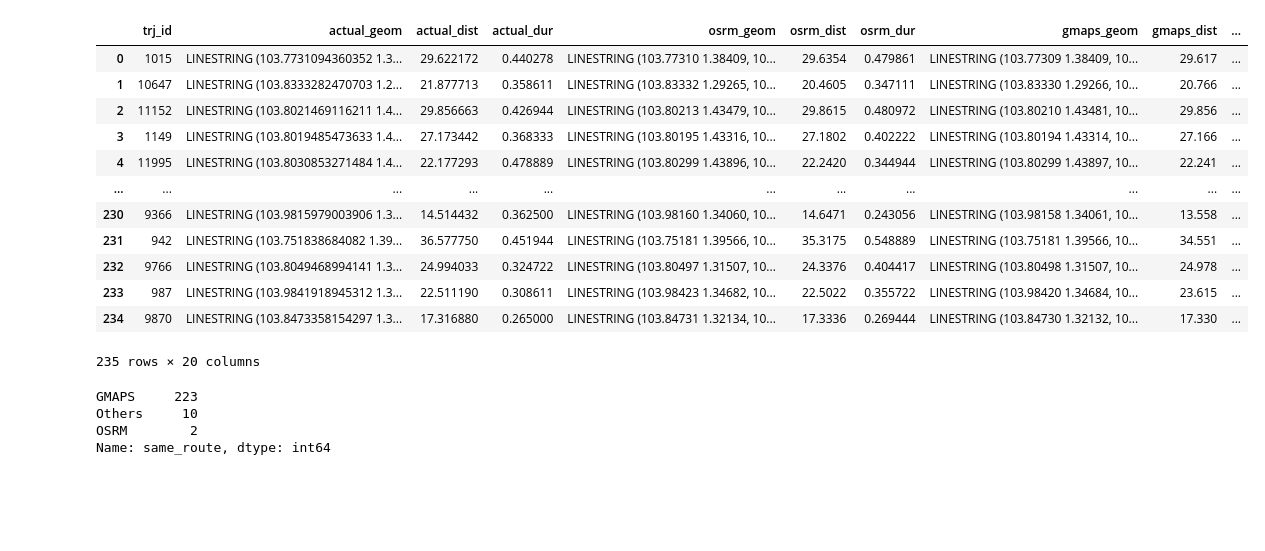
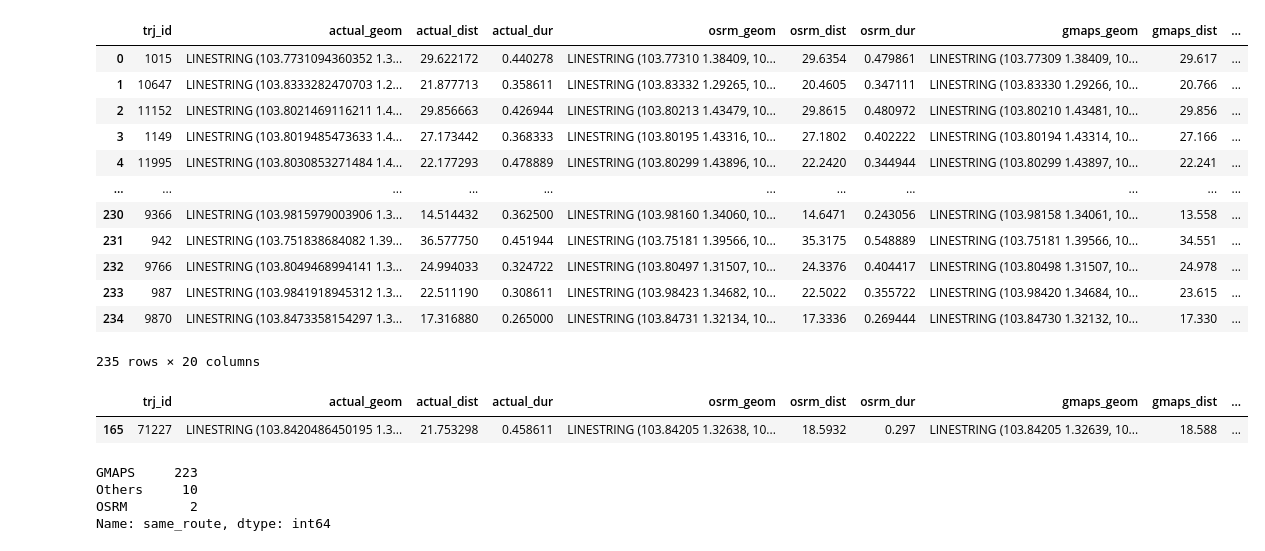
Before and after one commit to kenghweeng/Grab_The_Pulis, a Jupyter notebook: Route_Classification.ipynb, the cells around one changed output. Drawn from its saved outputs; the diff is of its cells as text; code cells hidden in the pictures; blank space fills up the shorter version.

```diff
--- a/Route_Classification.ipynb
+++ b/Route_Classification.ipynb
@@ -118,7 +118,7 @@ df_osrm = df_osrm.drop("routes", axis=1)
 # %% [markdown]
 # Google Maps
 # %%
-gmaps = googlemaps.Client(key='AIzaSyCIl7_T9_RpW4hB7tvsE7bWFx81XjxFQqw')
+gmaps = googlemaps.Client(key='API_KEY')
 # %%
 def get_route_gmaps(pickup_lat, pickup_lon, dropoff_lat, dropoff_lon, min_time):
     origin = (pickup_lat,pickup_lon)
@@ -419,6 +419,11 @@ merged_df_3
 | 233 | 987 | LINESTRING (103.9841918945312 1.3... | 22.511190 | 0.308611 | LINESTRING (103.98423 1.34682, 10... | 22.5022 | 0.355722 | LINESTRING (103.98420 1.34684, 10... | 23.615 | ... |
 | 234 | 9870 | LINESTRING (103.8473358154297 1.3... | 17.316880 | 0.265000 | LINESTRING (103.84731 1.32134, 10... | 17.3336 | 0.269444 | LINESTRING (103.84730 1.32132, 10... | 17.330 | ... |
 235 rows × 20 columns
+# %%
+merged_df_3[merged_df_3.trj_id == "71227"]
+# %% [output]
+|  | trj_id | actual_geom | actual_dist | actual_dur | osrm_geom | osrm_dist | osrm_dur | gmaps_geom | gmaps_dist | ... |
+| 165 | 71227 | LINESTRING (103.8420486450195 1.3... | 21.753298 | 0.458611 | LINESTRING (103.84205 1.32638, 10... | 18.5932 | 0.297 | LINESTRING (103.84205 1.32639, 10... | 18.588 | ... |
 # %%
 merged_df_3.same_route.value_counts()
 # %% [output]
```
Also changed, not shown: parts of 1 cell of this notebook.
